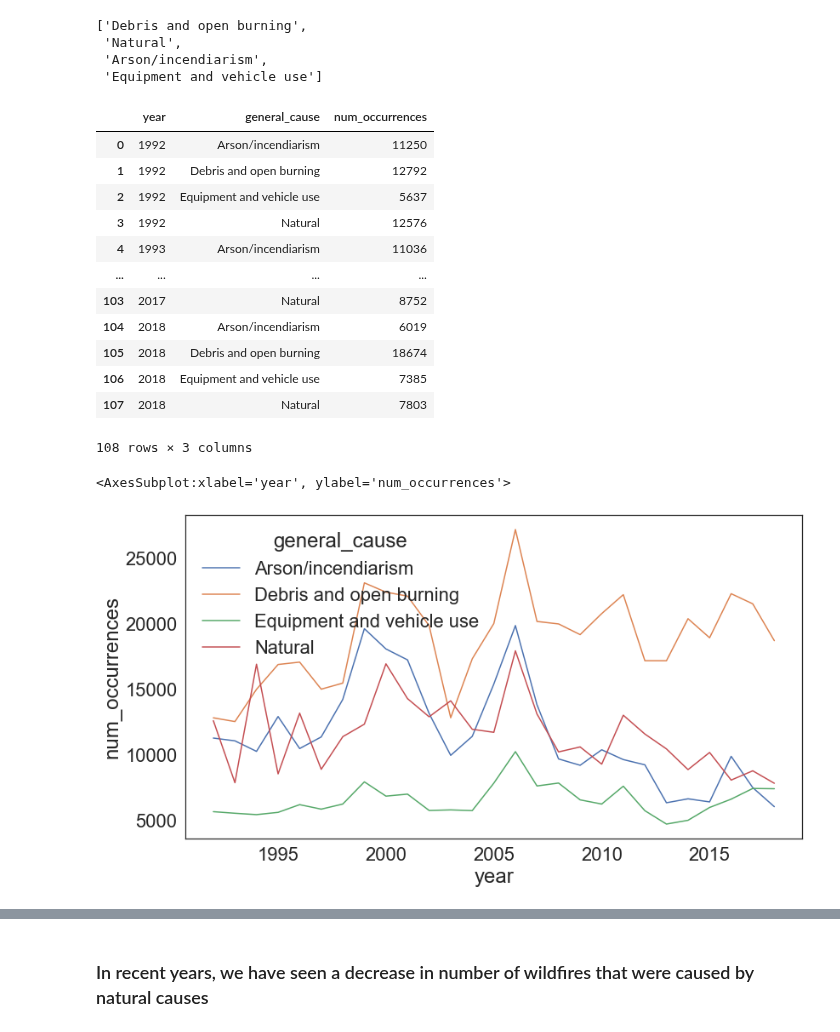
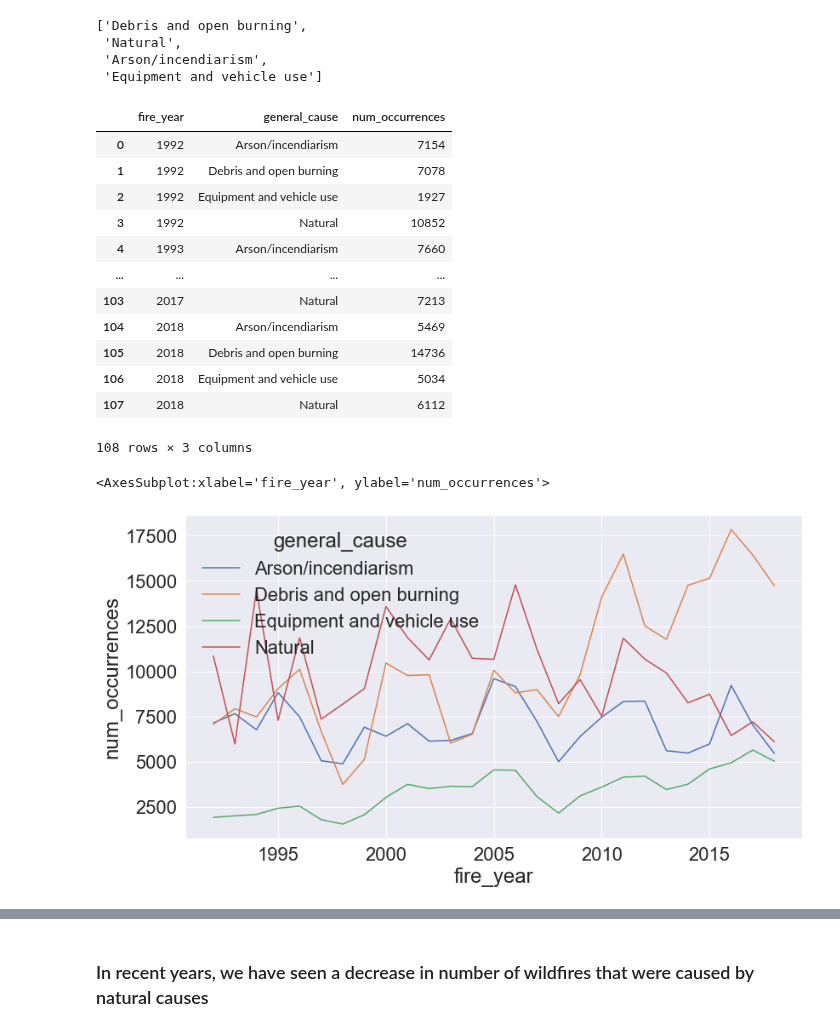
Before and after one commit to Dames-Researching-Flames/Sound-the-Alarm, a Jupyter notebook: Individual Works/lori_workbook-Copy1.ipynb, the cells around one changed output, grey strips where cells are left out. Drawn from its saved outputs; the diff is of its cells as text; code cells hidden in the pictures.

```diff
--- a/Individual Works/lori_workbook-Copy1.ipynb
+++ b/Individual Works/lori_workbook-Copy1.ipynb
@@ -42,4 +42,4 @@ df.head(2)
 # %%
 # # create a year and month column
 # # df['year'] = df.index.year
-# df['month'] = df.index.month_name()
+df['month'] = df.index.month_name()
@@ -533,28 +455,28 @@ top_causes_of_wildfires[1:].index.to_list()
 # %%
 # create a new dataframe that groups by year and gets a count by year of the top causes for wildfires
 num_causes_by_year = df[df.general_cause.isin(top_causes_of_wildfires[1:].index.to_list())]\
-.groupby(['year', 'general_cause']).count().reset_index().iloc[:, 0:3]\
-.rename(columns={'fire_year':'num_occurrences'})
+.groupby(['fire_year', 'general_cause']).count().reset_index().iloc[:, 0:3]\
+.rename(columns={'containment_date':'num_occurrences'})
 num_causes_by_year
 # %% [output]
-|  | year | general_cause | num_occurrences |
-| 0 | 1992 | Arson/incendiarism | 11250 |
-| 1 | 1992 | Debris and open burning | 12792 |
-| 2 | 1992 | Equipment and vehicle use | 5637 |
-| 3 | 1992 | Natural | 12576 |
-| 4 | 1993 | Arson/incendiarism | 11036 |
+|  | fire_year | general_cause | num_occurrences |
+| 0 | 1992 | Arson/incendiarism | 7154 |
+| 1 | 1992 | Debris and open burning | 7078 |
+| 2 | 1992 | Equipment and vehicle use | 1927 |
+| 3 | 1992 | Natural | 10852 |
+| 4 | 1993 | Arson/incendiarism | 7660 |
 | ... | ... | ... | ... |
-| 103 | 2017 | Natural | 8752 |
-| 104 | 2018 | Arson/incendiarism | 6019 |
-| 105 | 2018 | Debris and open burning | 18674 |
-| 106 | 2018 | Equipment and vehicle use | 7385 |
-| 107 | 2018 | Natural | 7803 |
+| 103 | 2017 | Natural | 7213 |
+| 104 | 2018 | Arson/incendiarism | 5469 |
+| 105 | 2018 | Debris and open burning | 14736 |
+| 106 | 2018 | Equipment and vehicle use | 5034 |
+| 107 | 2018 | Natural | 6112 |
 108 rows × 3 columns
 # %%
 # plot trends over the years by the top four causes of wildfires, excluding observations where cause was not specified
-sns.lineplot(data=num_causes_by_year, x='year', y='num_occurrences', hue='general_cause')
+sns.lineplot(data=num_causes_by_year, x='fire_year', y='num_occurrences', hue='general_cause')
 # %% [output]
-<AxesSubplot:xlabel='year', ylabel='num_occurrences'>
+<AxesSubplot:xlabel='fire_year', ylabel='num_occurrences'>
-[figure, old version]
+[figure, new version]
 # %%
 num_causes_by_year.head()
```
Also changed, not shown: parts of 106 cells of this notebook, 1 other file.
